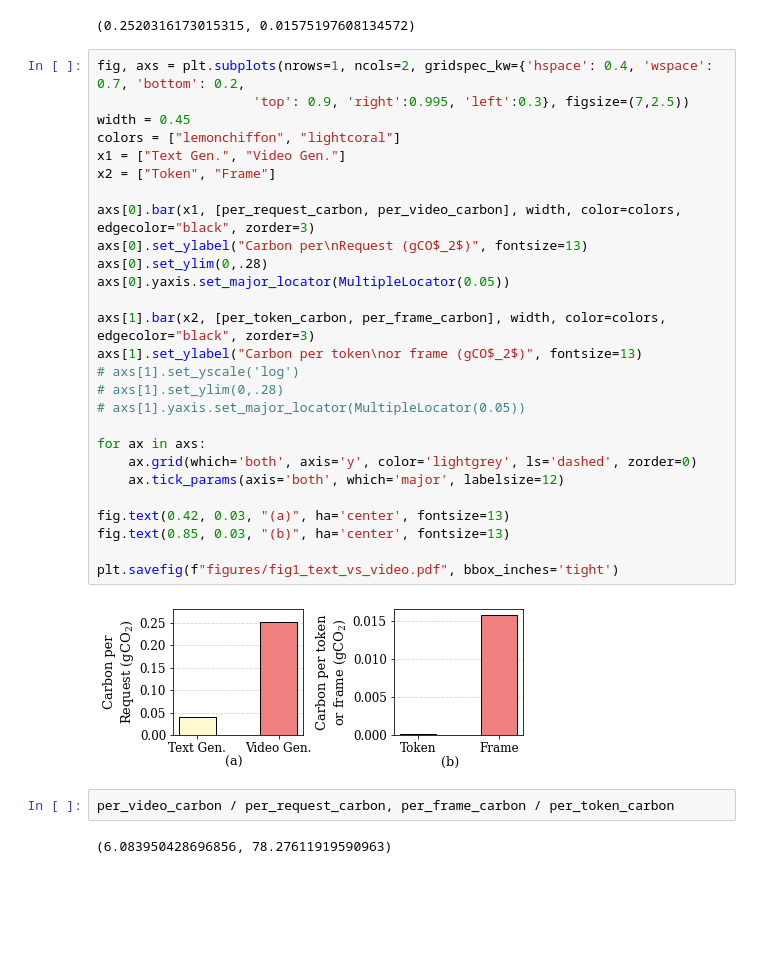
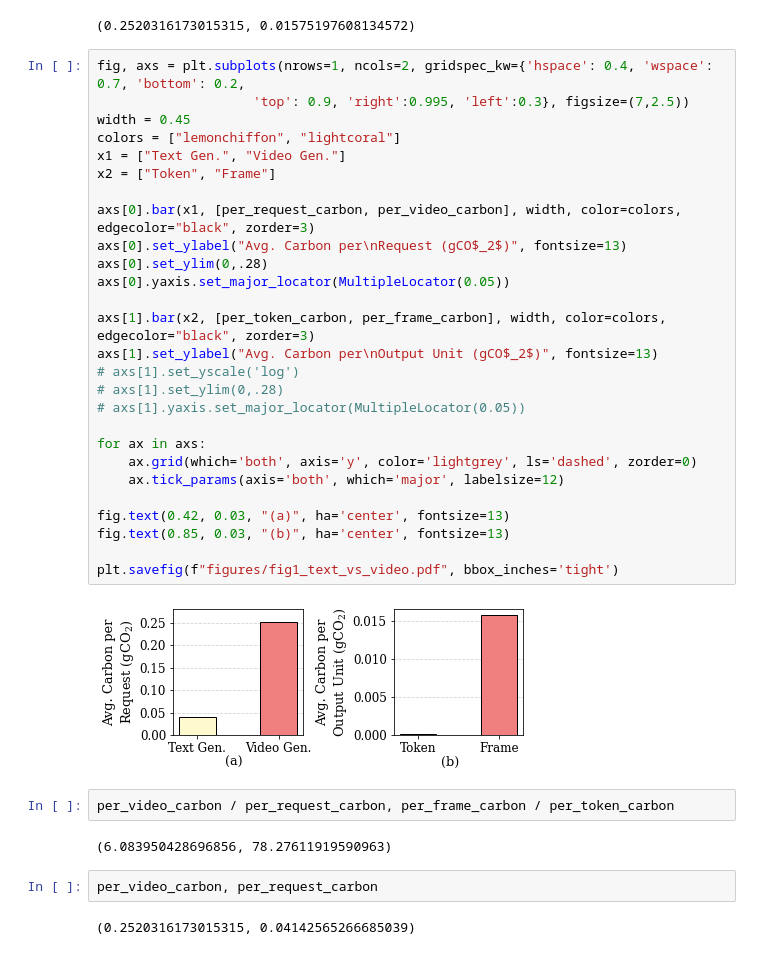
Before and after one commit to boringlee24/Open-Sora, a Jupyter notebook: scripts/visualize/char2_video_vs_llm.ipynb, the cells around one changed output. Drawn from its saved outputs; the diff is of its cells as text; blank space fills up the shorter version.

```diff
--- a/scripts/visualize/char2_video_vs_llm.ipynb
+++ b/scripts/visualize/char2_video_vs_llm.ipynb
@@ -52,33 +52,37 @@ per_video_carbon, per_frame_carbon
 # %%
 fig, axs = plt.subplots(nrows=1, ncols=2, gridspec_kw={'hspace': 0.4, 'wspace': 0.7, 'bottom': 0.2,
                     'top': 0.9, 'right':0.995, 'left':0.3}, figsize=(7,2.5))
 width = 0.45
 colors = ["lemonchiffon", "lightcoral"]
 x1 = ["Text Gen.", "Video Gen."]
 x2 = ["Token", "Frame"]
 
 axs[0].bar(x1, [per_request_carbon, per_video_carbon], width, color=colors, edgecolor="black", zorder=3)
-axs[0].set_ylabel("Carbon per\nRequest (gCO$_2$)", fontsize=13)
+axs[0].set_ylabel("Avg. Carbon per\nRequest (gCO$_2$)", fontsize=13)
 axs[0].set_ylim(0,.28)
 axs[0].yaxis.set_major_locator(MultipleLocator(0.05))
 
 axs[1].bar(x2, [per_token_carbon, per_frame_carbon], width, color=colors, edgecolor="black", zorder=3)
-axs[1].set_ylabel("Carbon per token\nor frame (gCO$_2$)", fontsize=13)
+axs[1].set_ylabel("Avg. Carbon per\nOutput Unit (gCO$_2$)", fontsize=13)
 # axs[1].set_yscale('log')
 # axs[1].set_ylim(0,.28)
 # axs[1].yaxis.set_major_locator(MultipleLocator(0.05))
 
 for ax in axs:
     ax.grid(which='both', axis='y', color='lightgrey', ls='dashed', zorder=0)
     ax.tick_params(axis='both', which='major', labelsize=12)
 
 fig.text(0.42, 0.03, "(a)", ha='center', fontsize=13)
 fig.text(0.85, 0.03, "(b)", ha='center', fontsize=13)
 
 plt.savefig(f"figures/fig1_text_vs_video.pdf", bbox_inches='tight')
 # %% [output]
-[figure, old version]
+[figure, new version]
 # %%
 per_video_carbon / per_request_carbon, per_frame_carbon / per_token_carbon
 # %% [output]
 (6.083950428696856, 78.27611919590963)
+# %%
+per_video_carbon, per_request_carbon
+# %% [output]
+(0.2520316173015315, 0.04142565266685039)
```
Also changed, not shown: 21 other files.
